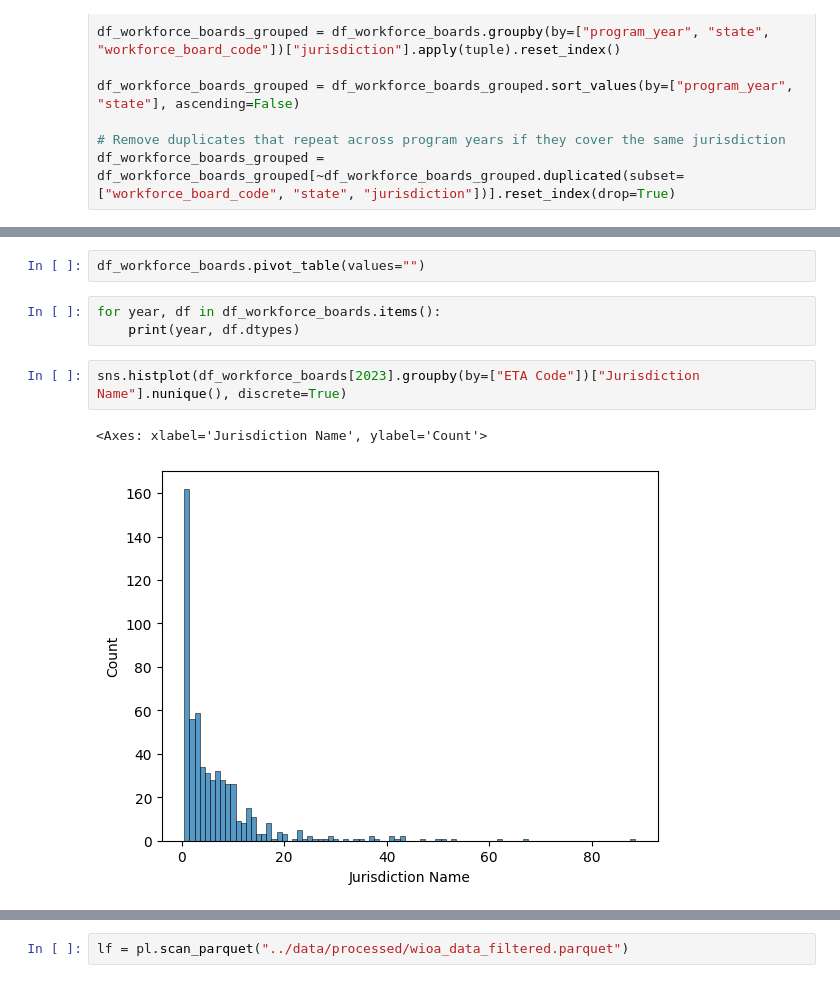
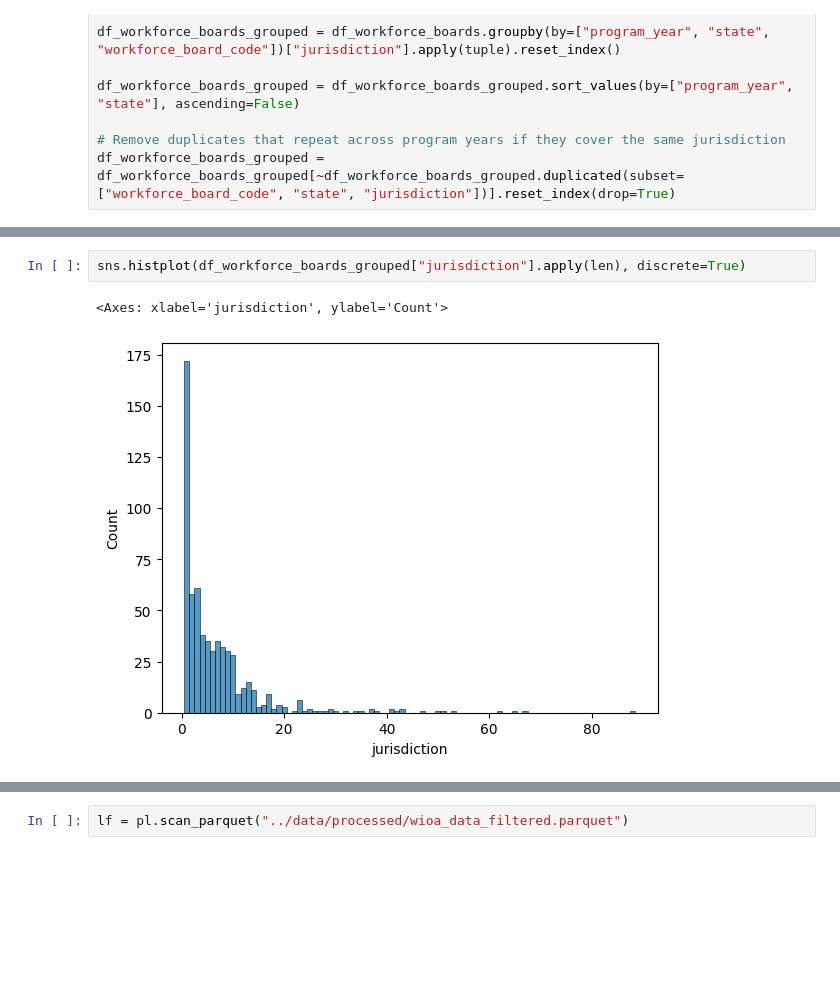
Before and after one commit to jcanedy/retrainability-index, a Jupyter notebook: scripts/create_workforce_boards.ipynb, the cells around one changed output, grey strips where cells are left out. Saved outputs shown, nothing was run; the diff lists cells and outputs as text; blank space fills up the shorter version.

```diff
--- a/scripts/create_workforce_boards.ipynb
+++ b/scripts/create_workforce_boards.ipynb
@@ -115,10 +88,5 @@ df_workforce_boards[is_state & is_jurisdiction]
-# %%
-df_workforce_boards.pivot_table(values="")
-# %%
-for year, df in df_workforce_boards.items():
-    print(year, df.dtypes)
 # %%
-sns.histplot(df_workforce_boards[2023].groupby(by=["ETA Code"])["Jurisdiction Name"].nunique(), discrete=True)
+sns.histplot(df_workforce_boards_grouped["jurisdiction"].apply(len), discrete=True)
 # %% [output]
-<Axes: xlabel='Jurisdiction Name', ylabel='Count'>
+<Axes: xlabel='jurisdiction', ylabel='Count'>
-[figure, old version]
+[figure, new version]
```
Also changed, not shown: parts of 24 cells of this notebook.
